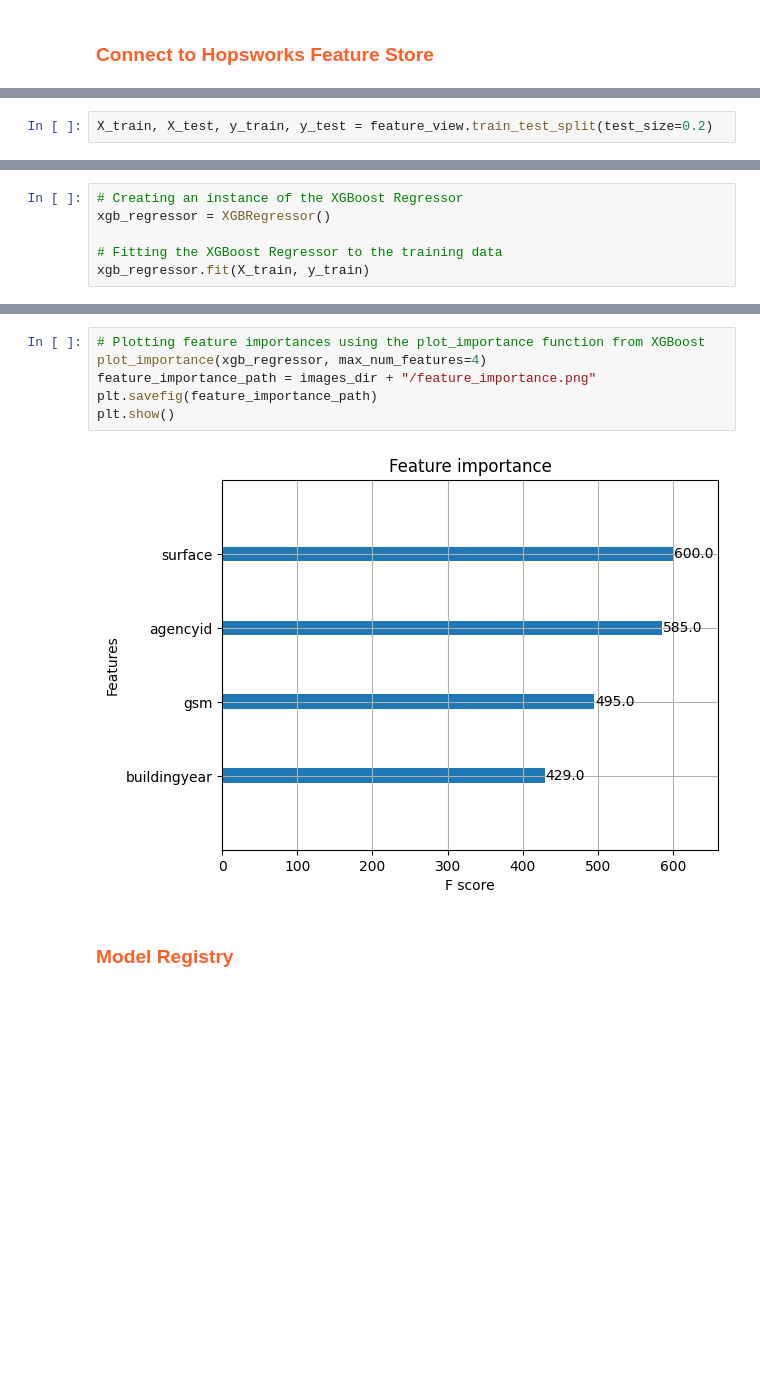
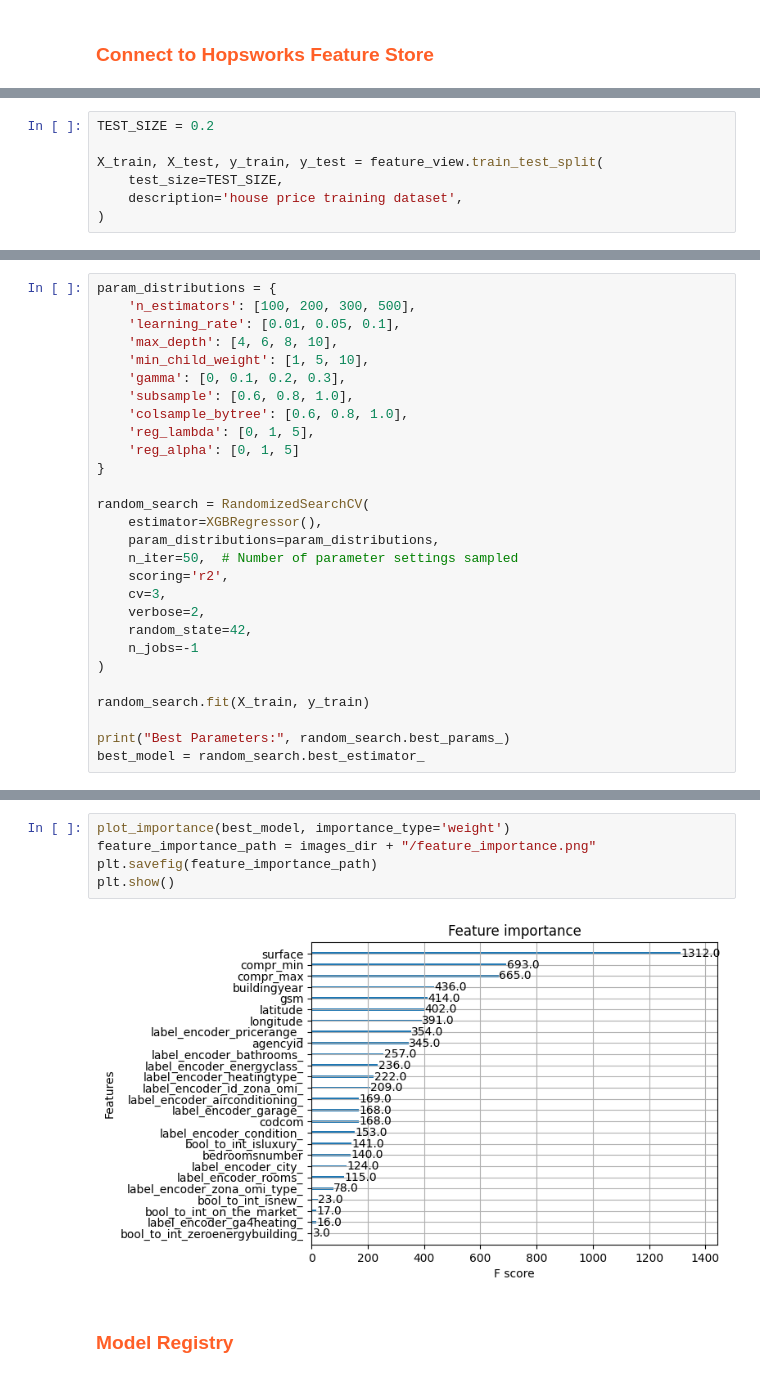
Before and after one commit to jackma-00/house-price-prediction, a Jupyter notebook: experiments/3_house_price_training_pipeline.ipynb, the cells around one changed output, grey strips where cells are left out. Cells and saved outputs as stored; diff of their text form; blank space fills up the shorter version.

Commit message:
Feature view refined including omi data. performing model trained

```diff
--- a/experiments/3_house_price_training_pipeline.ipynb
+++ b/experiments/3_house_price_training_pipeline.ipynb
@@ -203,3 +177,8 @@ https://c.app.hopsworks.ai:443/p/1158295/fs/1148998/fv/house_price_fv/version/1
 # %%
-X_train, X_test, y_train, y_test = feature_view.train_test_split(test_size=0.2)
+TEST_SIZE = 0.2
+
+X_train, X_test, y_train, y_test = feature_view.train_test_split(
+    test_size=TEST_SIZE,
+    description='house price training dataset',
+)
 # %% [output]
@@ -241,6 +219,0 @@ y_train
-# %%
-# Creating an instance of the XGBoost Regressor
-xgb_regressor = XGBRegressor()
-
-# Fitting the XGBoost Regressor to the training data
-xgb_regressor.fit(X_train, y_train)
@@ -258,0 +266,28 @@ XGBRegressor(base_score=None, booster=None, callbacks=None,
+# %%
+param_distributions = {
+    'n_estimators': [100, 200, 300, 500],
+    'learning_rate': [0.01, 0.05, 0.1],
+    'max_depth': [4, 6, 8, 10],
+    'min_child_weight': [1, 5, 10],
+    'gamma': [0, 0.1, 0.2, 0.3],
+    'subsample': [0.6, 0.8, 1.0],
+    'colsample_bytree': [0.6, 0.8, 1.0],
+    'reg_lambda': [0, 1, 5],
+    'reg_alpha': [0, 1, 5]
+}
+
+random_search = RandomizedSearchCV(
+    estimator=XGBRegressor(),
+    param_distributions=param_distributions,
+    n_iter=50,  # Number of parameter settings sampled
+    scoring='r2',
+    cv=3,
+    verbose=2,
+    random_state=42,
+    n_jobs=-1
+)
+
+random_search.fit(X_train, y_train)
+
+print("Best Parameters:", random_search.best_params_)
+best_model = random_search.best_estimator_
@@ -317,11 +347,10 @@ plt.show()
 # %%
-# Plotting feature importances using the plot_importance function from XGBoost
-plot_importance(xgb_regressor, max_num_features=4)
+plot_importance(best_model, importance_type='weight')
 feature_importance_path = images_dir + "/feature_importance.png"
 plt.savefig(feature_importance_path)
 plt.show()
 # %% [output]
-[figure, old version]
+[figure, new version]
 # %% [markdown]
 ### <span style='color:#ff5f27'> Model Registry
 # %%
```
Also changed, not shown: parts of 44 cells of this notebook.
